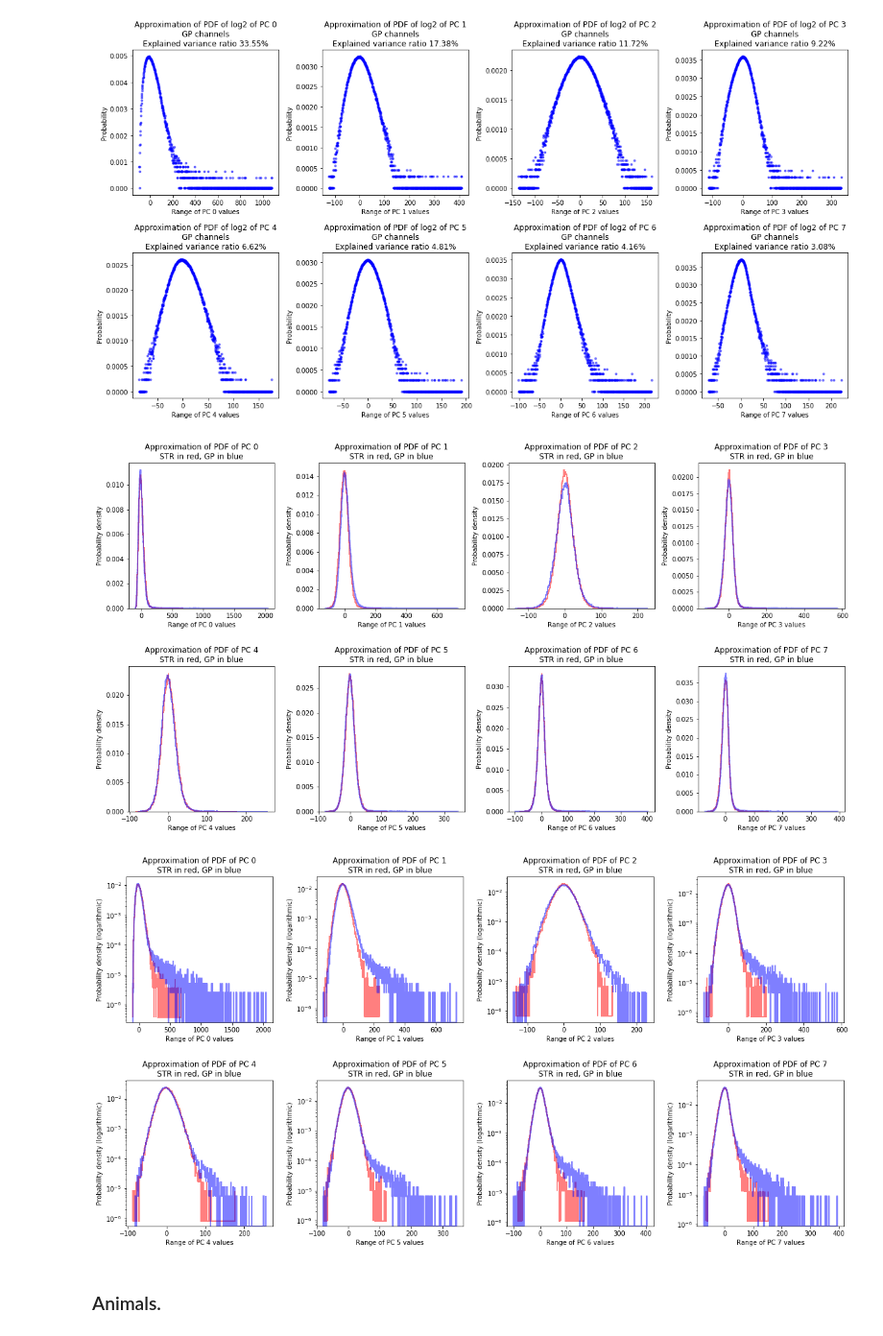
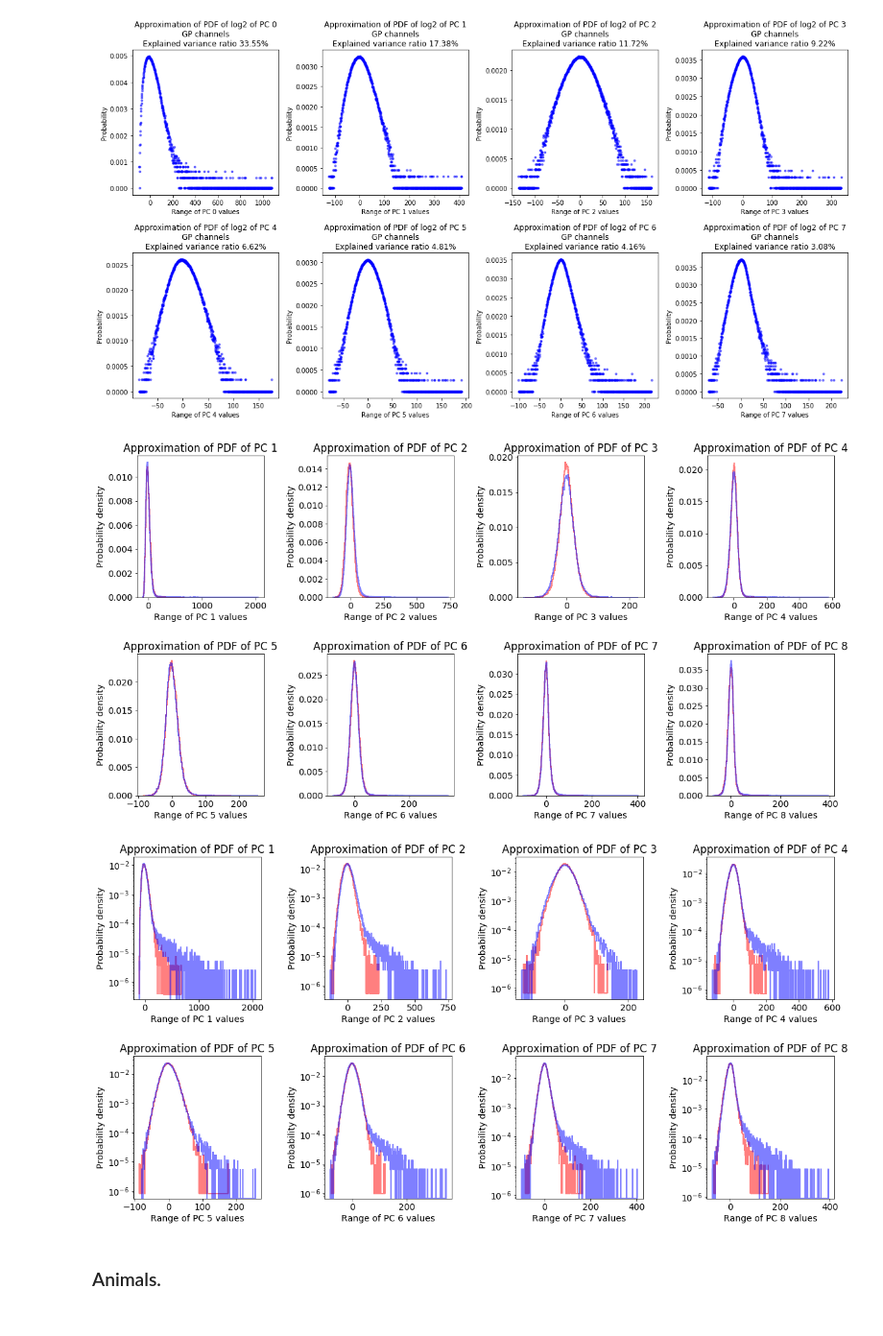
Before and after one commit to miriamvall/DD142X, a Jupyter notebook: code/notebooks/PCA 5.ipynb, the cells around one changed output. Shown at 96% size. Cells and saved outputs as stored; diff of their text form; code cells hidden in the pictures.

```diff
--- a/code/notebooks/PCA 5.ipynb
+++ b/code/notebooks/PCA 5.ipynb
@@ -173,13 +173,14 @@ print(all_pcs.shape)
 #     pdfslg2.append((xs, yslg2))
 
 figsize = (20, 10)
+plt.rcParams.update({'font.size': 14})
 
 plt.figure(figsize = figsize)
 for idx in range(n_components):
     plt.subplot(2, 4, idx + 1)
-    plt.xlabel(f"Range of PC {idx} values")
+    plt.xlabel(f"Range of PC {idx + 1} values")
     plt.ylabel("Probability")
-    plt.title(f"Approximation of PDF of PC {idx}")
+#     plt.title(f"Approximation of PDF of PC {idx}")
     plt.hist(
         all_pcs[ : , idx],
         bins = 'auto',
@@ -187,16 +188,16 @@ for idx in range(n_components):
         density = True
     )
 
-plt.subplots_adjust(wspace = 0.3, hspace = 0.3)
+plt.subplots_adjust(wspace = 0.5, hspace = 0.5)
 plt.savefig("../_data/production/PCA-adjusted/PCA5.pdfsKex.png")
 plt.show()
 
 plt.figure(figsize = figsize)
 for idx in range(n_components):
     plt.subplot(2, 4, idx + 1)
-    plt.xlabel(f"Range of PC {idx} values")
-    plt.ylabel("Probability (logarithmic)")
-    plt.title(f"Approximation of PDF of PC {idx}")
+    plt.xlabel(f"Range of PC {idx + 1} values")
+    plt.ylabel("Probability")
+#     plt.title(f"Approximation of PDF of PC {idx}")
     plt.hist(
         all_pcs[ : , idx],
         bins = 'auto',
@@ -205,7 +206,7 @@ for idx in range(n_components):
         log = True
     )
 
-plt.subplots_adjust(wspace = 0.3, hspace = 0.3)
+plt.subplots_adjust(wspace = 0.5, hspace = 0.5)
 plt.savefig("../_data/production/PCA-adjusted/PCA5.pdfsKexlg2.png")
 plt.show()
 # %% [output]
@@ -215,16 +216,17 @@ plt.show()
 ### Consider individual PCs.
 # %%
 plt.figure(figsize = (20, 10))
+plt.rcParams.update({'font.size': 14})
 for idx in range(0, n_components):
     plt.subplot(2, 4, idx + 1)
     plt.plot(freqs, pca_model.components_[idx], 'bx')
     plt.plot(freqs, pca_model.components_[idx], 'b', alpha = 0.5)
     plt.plot([np.min(freqs), np.max(freqs)], [0, 0], alpha = 0.3)
-    plt.title(f"Principal component {idx} \
+    plt.title(f"Principal component {idx + 1} \
     \nExplained variance ratio {round(pca_model.explained_variance_ratio_[idx] * 100, 2)}%")
     plt.xlabel("Frequency")
     plt.ylabel("Amplitude")
-plt.subplots_adjust(wspace = 0.3, hspace = 0.3)
-plt.savefig("../_data/PCA/PCA5.PCs.png")
+plt.subplots_adjust(wspace = 0.5, hspace = 0.5)
+plt.savefig("../_data/production/PCA-adjusted/PCA5.PCs.png")
 plt.show()
 # %% [output]
@@ -236,6 +238,9 @@ pcs_str = []
 pcs_gp  = []
 for session, channels in dataDict.items():
     for channel, vals in channels.items():
+        if (session, channel) in BANNED:
+            continue
+
         if "str_lfp" in channel:
             pcs_str.append(vals[ : , epoch_idxs])
         if "gp_lfp" in channel:
@@ -377,10 +388,9 @@ plt.figure(figsize = (20, 10))
 for idx in range(n_components):
 
     plt.subplot(2, 4, idx + 1)
-    plt.xlabel(f"Range of PC {idx} values")
+    plt.xlabel(f"Range of PC {idx + 1} values")
     plt.ylabel(f"Probability density")
-    plt.title(f"Approximation of PDF of PC {idx}" + \
-    f"\nSTR in red, GP in blue")
+    plt.title(f"Approximation of PDF of PC {idx + 1}")
     plt.hist(
         pcs_str[ : , idx],
         bins = 'auto',
@@ -400,47 +410,47 @@ for idx in range(n_components):
         lw = 2.
     )
 
-plt.subplots_adjust(wspace = 0.3, hspace = 0.4)
+plt.subplots_adjust(wspace = 0.5, hspace = 0.4)
 plt.savefig(f"../_data/production/PCA-adjusted/PCA5.kex.both.png")
 plt.show()
 plt.close()
 
 plt.figure(figsize = (20, 10))
+plt.rcParams.update({'font.size': 14})
 for idx in range(n_components):
 
     plt.subplot(2, 4, idx + 1)
-    plt.xlabel(f"Range of PC {idx} values")
-    plt.ylabel(f"Probability density (logarithmic)")
-    plt.title(f"Approximation of PDF of PC {idx}" + \
-    f"\nSTR in red, GP in blue")
+    plt.xlabel(f"Range of PC {idx + 1} values")
+    plt.ylabel(f"Probability density")
+    plt.title(f"Approximation of PDF of PC {idx + 1}")
     plt.hist(
         pcs_str[ : , idx],
         bins = 'auto',
         histtype = 'step',
         density = True,
         color = 'red',
         log = True,
         alpha = 0.5,
         lw = 2.
     )
     plt.hist(
         pcs_gp[ : , idx],
         bins = 'auto',
         histtype = 'step',
         density = True,
         color = 'blue',
         log = True,
         alpha = 0.5,
         lw = 2.
     )
 
-plt.subplots_adjust(wspace = 0.3, hspace = 0.4)
+plt.subplots_adjust(wspace = 0.5, hspace = 0.4)
 plt.savefig(f"../_data/production/PCA-adjusted/PCA5.kex.bothlg2.png")
 plt.show()
 plt.close()
 # %% [output]
-[figure, old version]
+[figure, new version]
-[figure, old version]
+[figure, new version]
 # %% [markdown]
 ### Animals.
 # %%
```
Also changed, not shown: parts of 5 cells of this notebook, 24 other files.
